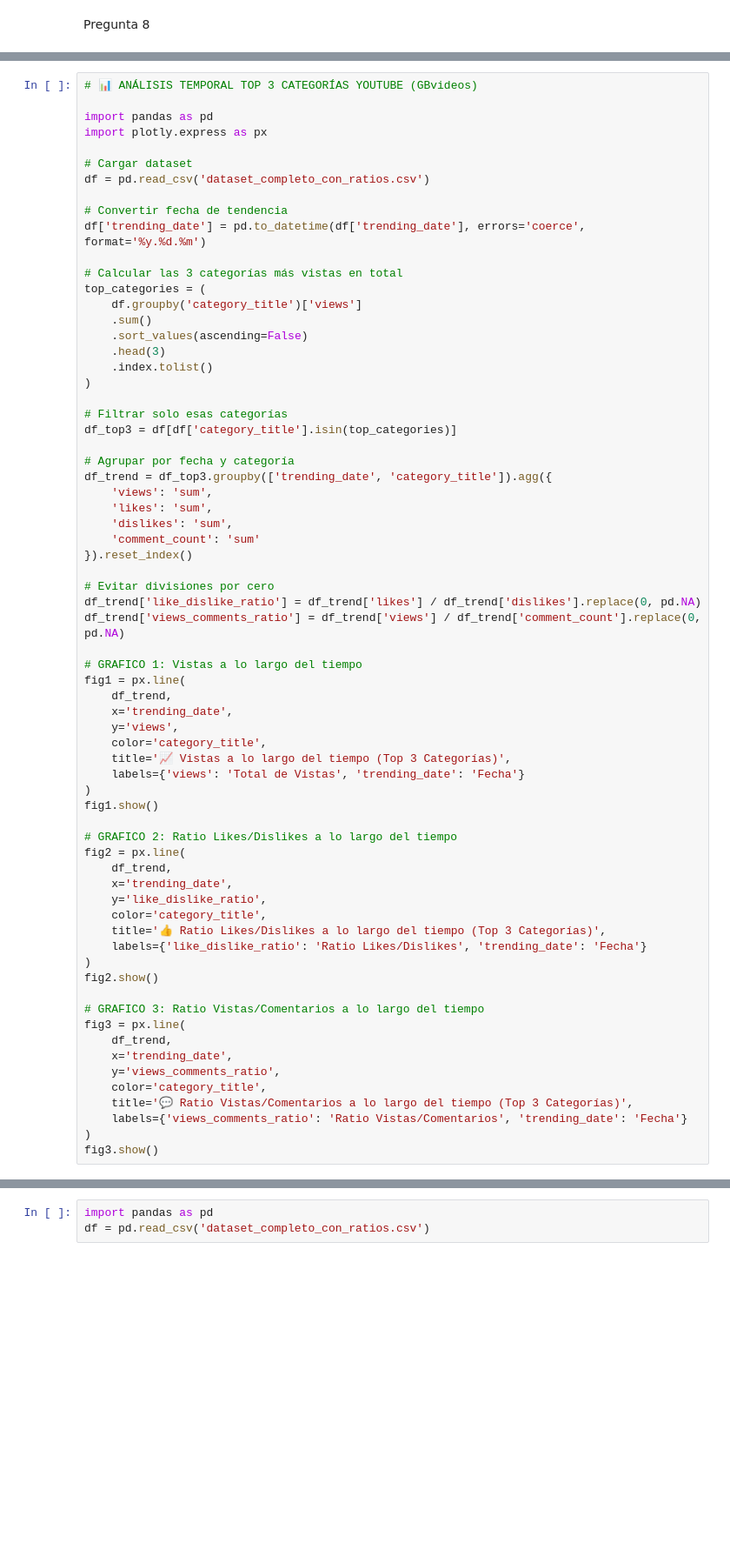
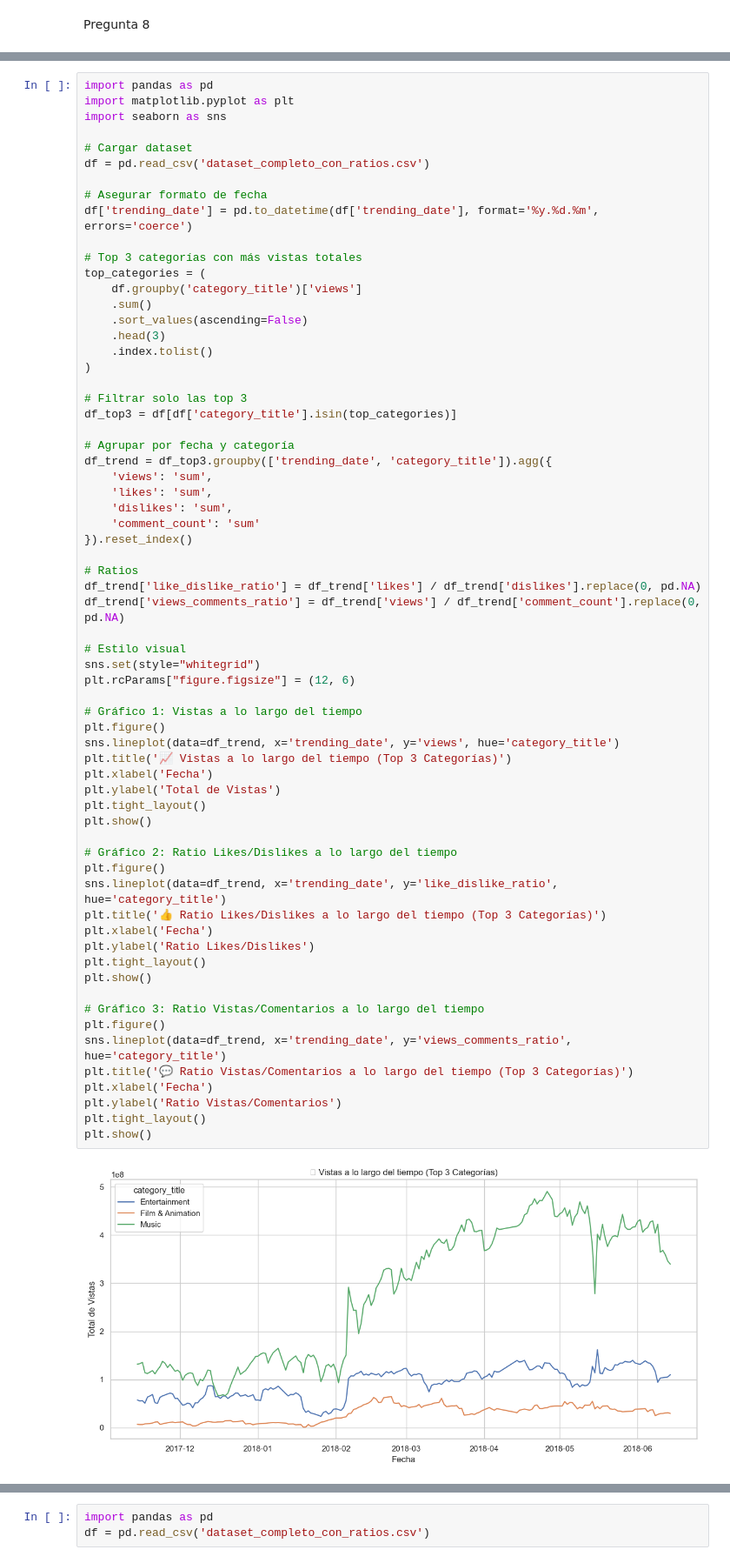
Before and after one commit to rodrigo-g08/FDS-2025-1-259, a Jupyter notebook: Graficacion con el nuevo dataset.ipynb, the cells around one changed output, grey strips where cells are left out. Shown at 87% size. Saved outputs shown, nothing was run; the diff lists cells and outputs as text; blank space fills up the shorter version.

```diff
--- a/Graficacion con el nuevo dataset.ipynb
+++ b/Graficacion con el nuevo dataset.ipynb
@@ -167,68 +165,67 @@ INSIGHTS (FIGURA 1-3)
 # %%
-# 📊 ANÁLISIS TEMPORAL TOP 3 CATEGORÍAS YOUTUBE (GBvideos)
-
 import pandas as pd
-import plotly.express as px
+import matplotlib.pyplot as plt
+import seaborn as sns
 
 # Cargar dataset
 df = pd.read_csv('dataset_completo_con_ratios.csv')
 
-# Convertir fecha de tendencia
-df['trending_date'] = pd.to_datetime(df['trending_date'], errors='coerce', format='%y.%d.%m')
+# Asegurar formato de fecha
+df['trending_date'] = pd.to_datetime(df['trending_date'], format='%y.%d.%m', errors='coerce')
 
-# Calcular las 3 categorías más vistas en total
+# Top 3 categorías con más vistas totales
 top_categories = (
     df.groupby('category_title')['views']
     .sum()
     .sort_values(ascending=False)
     .head(3)
     .index.tolist()
 )
 
-# Filtrar solo esas categorías
+# Filtrar solo las top 3
 df_top3 = df[df['category_title'].isin(top_categories)]
 
 # Agrupar por fecha y categoría
 df_trend = df_top3.groupby(['trending_date', 'category_title']).agg({
     'views': 'sum',
     'likes': 'sum',
     'dislikes': 'sum',
     'comment_count': 'sum'
 }).reset_index()
 
-# Evitar divisiones por cero
+# Ratios
 df_trend['like_dislike_ratio'] = df_trend['likes'] / df_trend['dislikes'].replace(0, pd.NA)
 df_trend['views_comments_ratio'] = df_trend['views'] / df_trend['comment_count'].replace(0, pd.NA)
 
-# GRAFICO 1: Vistas a lo largo del tiempo
-fig1 = px.line(
-    df_trend,
-    x='trending_date',
-    y='views',
-    color='category_title',
-    title='📈 Vistas a lo largo del tiempo (Top 3 Categorías)',
-    labels={'views': 'Total de Vistas', 'trending_date': 'Fecha'}
-)
-fig1.show()
+# Estilo visual
+sns.set(style="whitegrid")
+plt.rcParams["figure.figsize"] = (12, 6)
 
-# GRAFICO 2: Ratio Likes/Dislikes a lo largo del tiempo
-fig2 = px.line(
-    df_trend,
-    x='trending_date',
-    y='like_dislike_ratio',
-    color='category_title',
-    title='👍 Ratio Likes/Dislikes a lo largo del tiempo (Top 3 Categorías)',
-    labels={'like_dislike_ratio': 'Ratio Likes/Dislikes', 'trending_date': 'Fecha'}
-)
-fig2.show()
+# Gráfico 1: Vistas a lo largo del tiempo
+plt.figure()
+sns.lineplot(data=df_trend, x='trending_date', y='views', hue='category_title')
+plt.title('📈 Vistas a lo largo del tiempo (Top 3 Categorías)')
+plt.xlabel('Fecha')
+plt.ylabel('Total de Vistas')
+plt.tight_layout()
+plt.show()
 
-# GRAFICO 3: Ratio Vistas/Comentarios a lo largo del tiempo
-fig3 = px.line(
-    df_trend,
-    x='trending_date',
-    y='views_comments_ratio',
-    color='category_title',
-    title='💬 Ratio Vistas/Comentarios a lo largo del tiempo (Top 3 Categorías)',
-    labels={'views_comments_ratio': 'Ratio Vistas/Comentarios', 'trending_date': 'Fecha'}
-)
-fig3.show()
+# Gráfico 2: Ratio Likes/Dislikes a lo largo del tiempo
+plt.figure()
+sns.lineplot(data=df_trend, x='trending_date', y='like_dislike_ratio', hue='category_title')
+plt.title('👍 Ratio Likes/Dislikes a lo largo del tiempo (Top 3 Categorías)')
+plt.xlabel('Fecha')
+plt.ylabel('Ratio Likes/Dislikes')
+plt.tight_layout()
+plt.show()
+
+# Gráfico 3: Ratio Vistas/Comentarios a lo largo del tiempo
+plt.figure()
+sns.lineplot(data=df_trend, x='trending_date', y='views_comments_ratio', hue='category_title')
+plt.title('💬 Ratio Vistas/Comentarios a lo largo del tiempo (Top 3 Categorías)')
+plt.xlabel('Fecha')
+plt.ylabel('Ratio Vistas/Comentarios')
+plt.tight_layout()
+plt.show()
+# %% [output]
+[figure, added]
```
Also changed, not shown: parts of 9 cells of this notebook.
